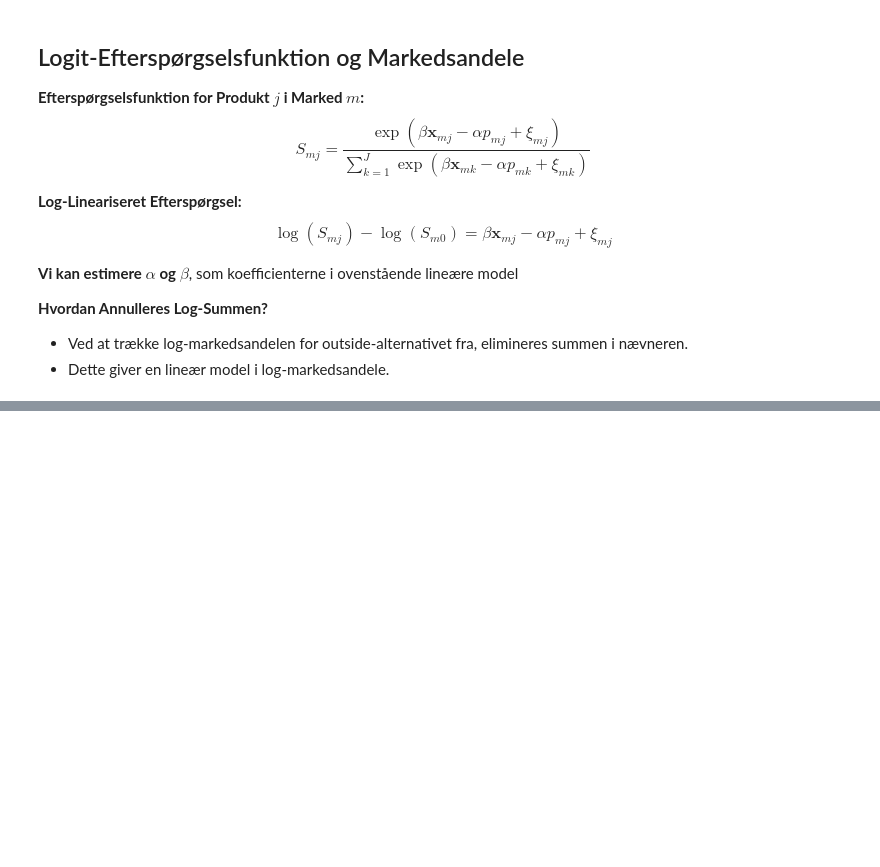
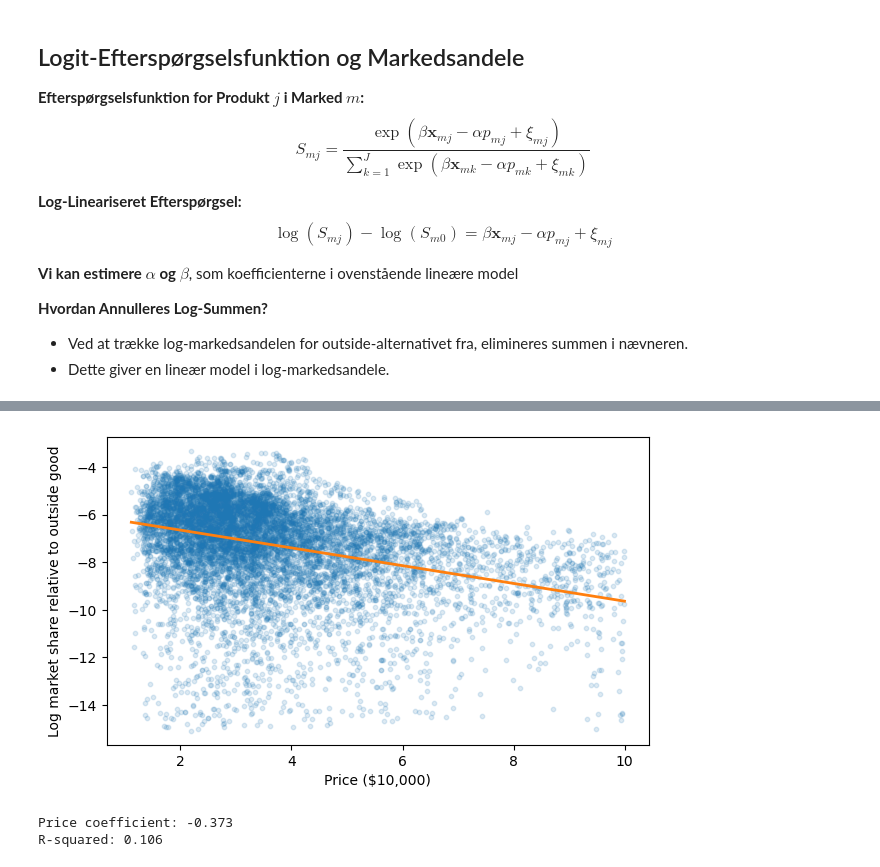
Before and after one commit to bschjerning/EconometricsA, a Jupyter notebook: 1_lectures/01_intro/01_intro_example.ipynb, the cells around one changed output, grey strips where cells are left out. Drawn from its saved outputs; the diff is of its cells as text; code cells hidden in the pictures; blank space fills up the shorter version.

```diff
--- a/1_lectures/01_intro/01_intro_example.ipynb
+++ b/1_lectures/01_intro/01_intro_example.ipynb
@@ -96,0 +62,11 @@ make_dummies = pd.get_dummies(df["make"]).drop(columns=["volvo"])
+# %%
+df = pd.read_csv("../data/cars.csv")
+
+# Prices are stored in thousands of dollars; use units of $10,000.
+df["price_10k"] = df["msrp"] / 10
+
+# Assume that each household buys one new car every 2.5 years.
+market_size = df["number_households"] / 2.5
+df["share"] = df["sales"] / market_size
+
+df[["year", "make", "model", "sales", "price_10k", "share"]].head()
@@ -96,0 +82,4 @@ make_dummies = pd.get_dummies(df["make"]).drop(columns=["volvo"])
+# %%
+# The outside share is the share of households that do not buy a new car.
+df["outside_share"] = 1 - df.groupby("year")["share"].transform("sum")
+df["log_share_ratio"] = np.log(df["share"]) - np.log(df["outside_share"])
@@ -96,0 +92,19 @@ make_dummies = pd.get_dummies(df["make"]).drop(columns=["volvo"])
+# %%
+slr = smf.ols("log_share_ratio ~ price_10k", data=df).fit(cov_type="HC1")
+
+# Plot the observations and the fitted simple regression line.
+price_grid = np.linspace(df["price_10k"].min(), df["price_10k"].max(), 200)
+fitted_line = slr.params["Intercept"] + slr.params["price_10k"] * price_grid
+
+fig, ax = plt.subplots(figsize=(7, 4))
+ax.scatter(df["price_10k"], df["log_share_ratio"], s=10, alpha=0.15)
+ax.plot(price_grid, fitted_line, color="C1", linewidth=2)
+ax.set(xlabel="Price ($10,000)", ylabel="Log market share relative to outside good")
+plt.show()
+
+print(f"Price coefficient: {slr.params['price_10k']:.3f}")
+print(f"R-squared: {slr.rsquared:.3f}")
+# %% [output]
+[figure, added]
+Price coefficient: -0.373
+R-squared: 0.106
```
Also changed, not shown: parts of 29 cells of this notebook, 1 other file.
